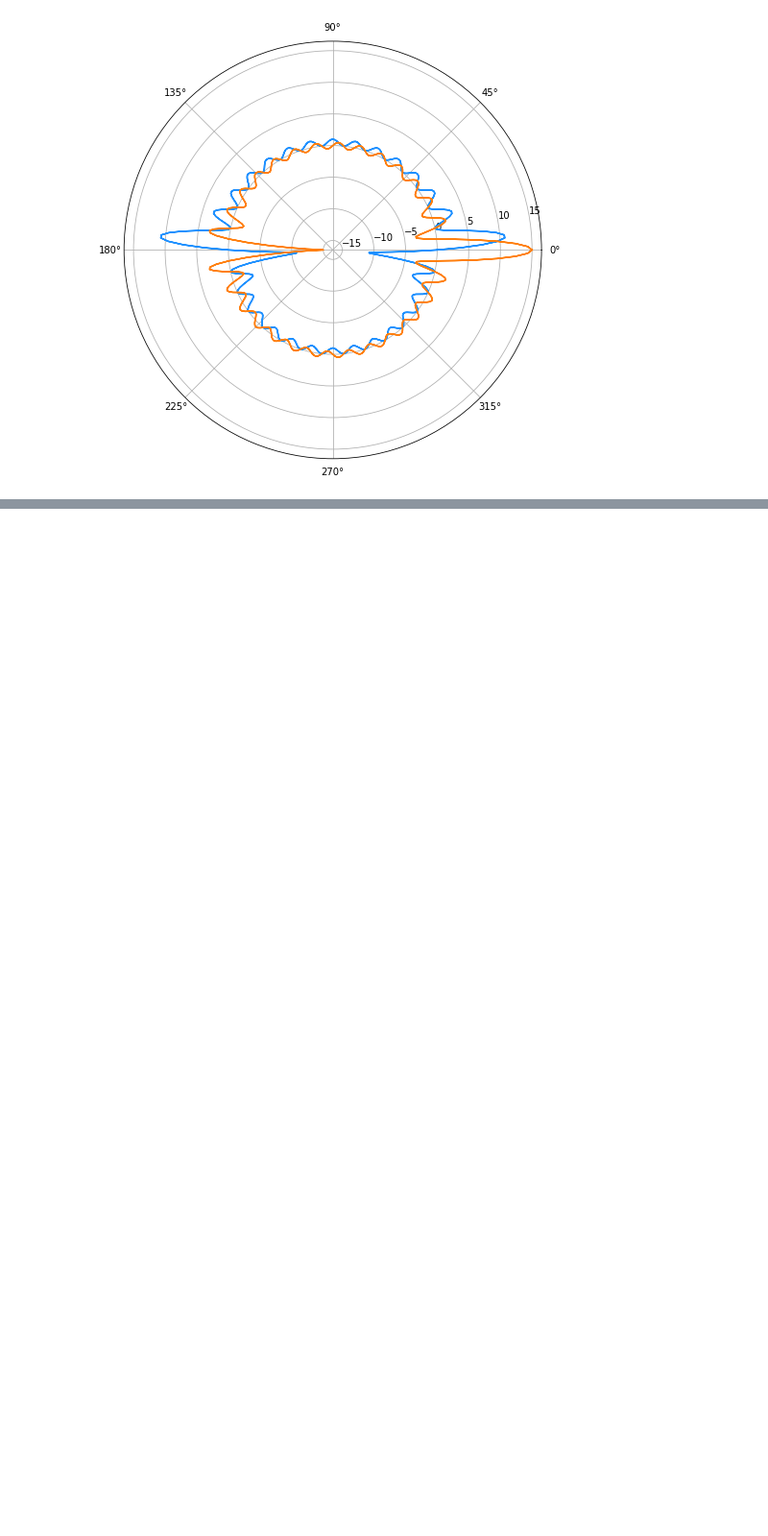
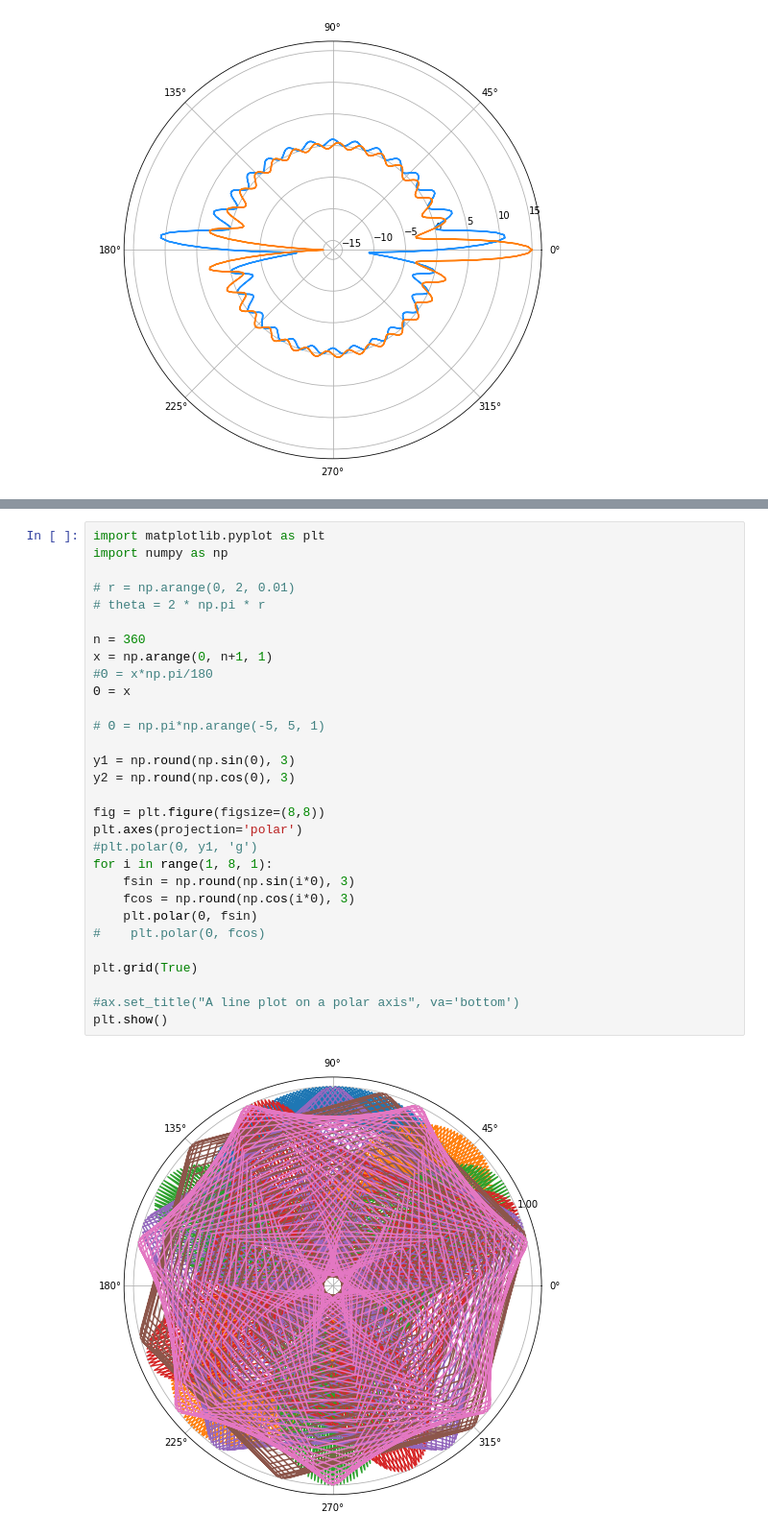
Before and after one commit to sampad95/python_and_jupyter-notebook_scripting, a Jupyter notebook: numpy/Practice.ipynb, the cells around one changed output, grey strips where cells are left out. Shown at 96% size. Drawn from its saved outputs; the diff is of its cells as text; blank space fills up the shorter version.

```diff
--- a/numpy/Practice.ipynb
+++ b/numpy/Practice.ipynb
@@ -130,3 +194,35 @@ plt.show()
+# %%
+import matplotlib.pyplot as plt
+import numpy as np
+
+# r = np.arange(0, 2, 0.01)
+# theta = 2 * np.pi * r
+
+n = 360
+x = np.arange(0, n+1, 1)
+#Θ = x*np.pi/180
+Θ = x
+
+# Θ = np.pi*np.arange(-5, 5, 1)
+
+y1 = np.round(np.sin(Θ), 3)
+y2 = np.round(np.cos(Θ), 3)
+
+fig = plt.figure(figsize=(8,8))
+plt.axes(projection='polar')
+#plt.polar(Θ, y1, 'g')
+for i in range(1, 8, 1):
+    fsin = np.round(np.sin(i*Θ), 3)
+    fcos = np.round(np.cos(i*Θ), 3)
+    plt.polar(Θ, fsin)
+#    plt.polar(Θ, fcos)
+
+plt.grid(True)
+
+#ax.set_title("A line plot on a polar axis", va='bottom')
+plt.show()
+# %% [output]
+[figure, added]
 # %%
 import numpy as np
 import matplotlib.pyplot as plt
```
Also changed, not shown: parts of 3 cells of this notebook.
